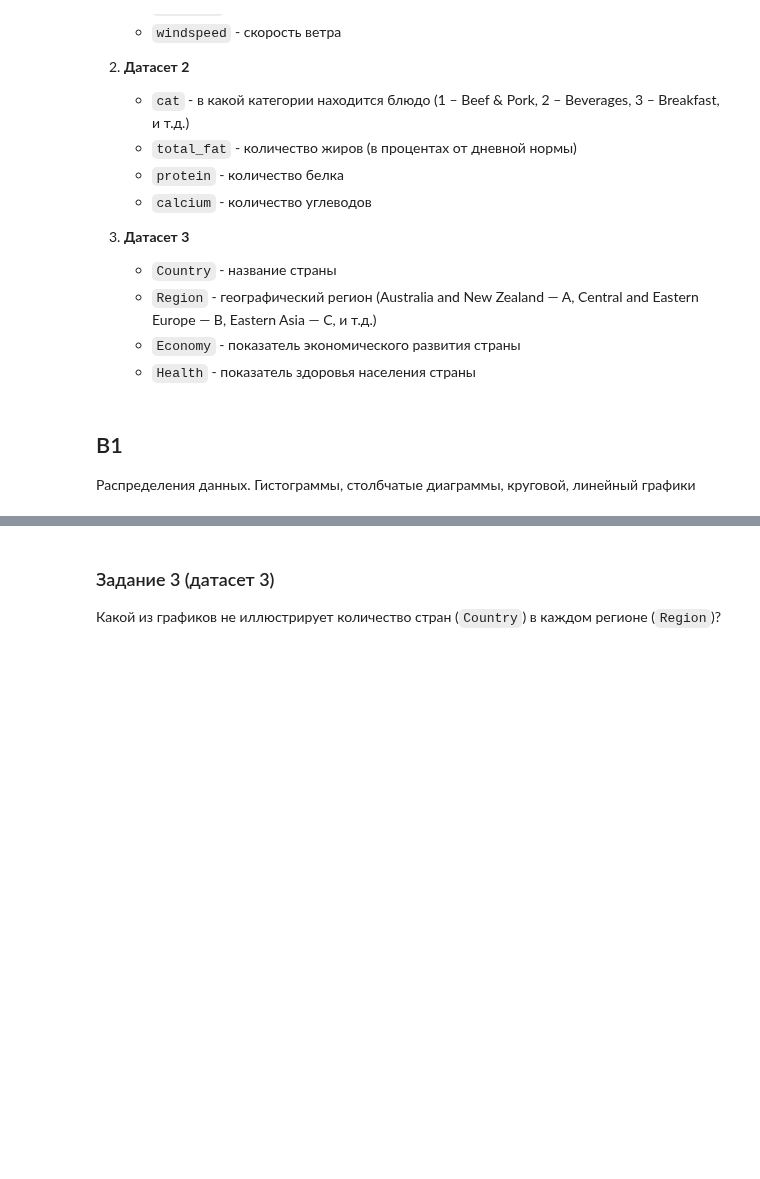
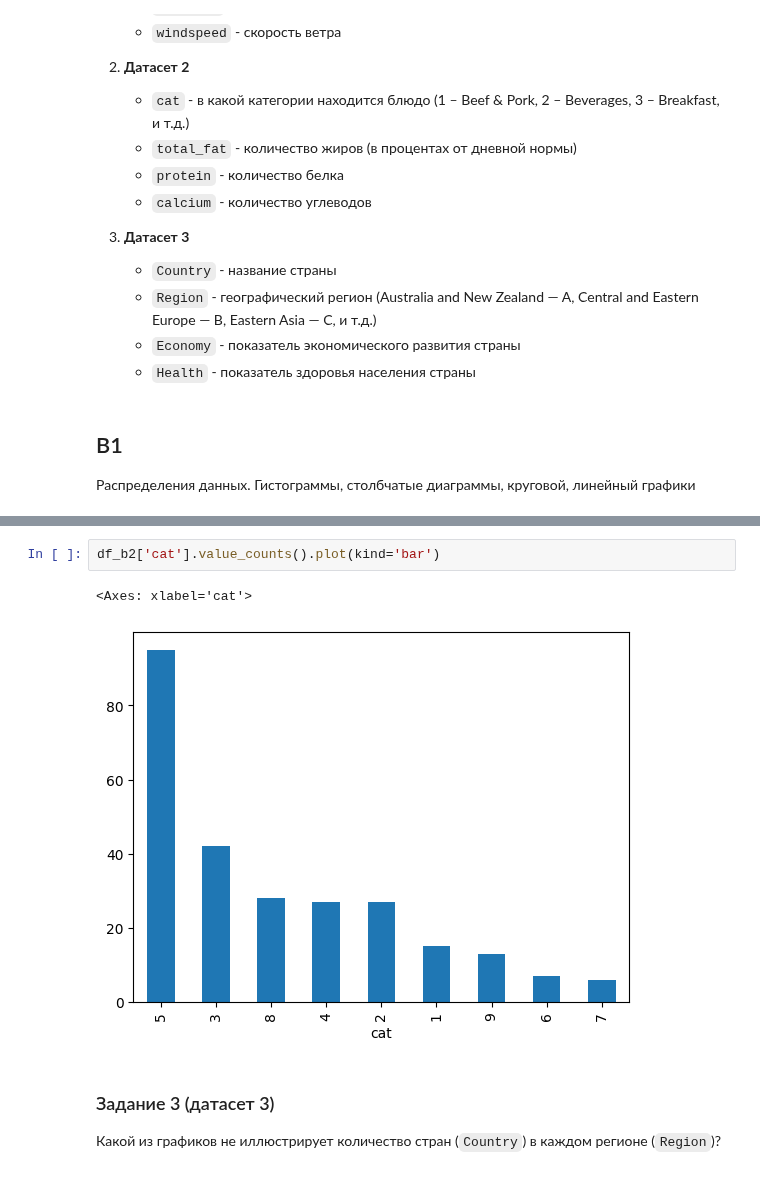
Before and after one commit to ksumarshmallow/Data-Analysis-Media-24, a Jupyter notebook: Seminars/Sem7/MidTerm.ipynb, the cells around one changed output, grey strips where cells are left out. Drawn from its saved outputs; the diff is of its cells as text; blank space fills up the shorter version.

```diff
--- a/Seminars/Sem7/MidTerm.ipynb
+++ b/Seminars/Sem7/MidTerm.ipynb
@@ -188,3 +230,8 @@ df_b5 = read_data('b', 5)
+# %%
+df_b2['cat'].value_counts().plot(kind='bar')
+# %% [output]
+<Axes: xlabel='cat'>
+[figure, added]
 # %% [markdown]
 ### Задание 3 (датасет 3)
 
```
Also changed, not shown: parts of 53 cells of this notebook, 2 other files.
